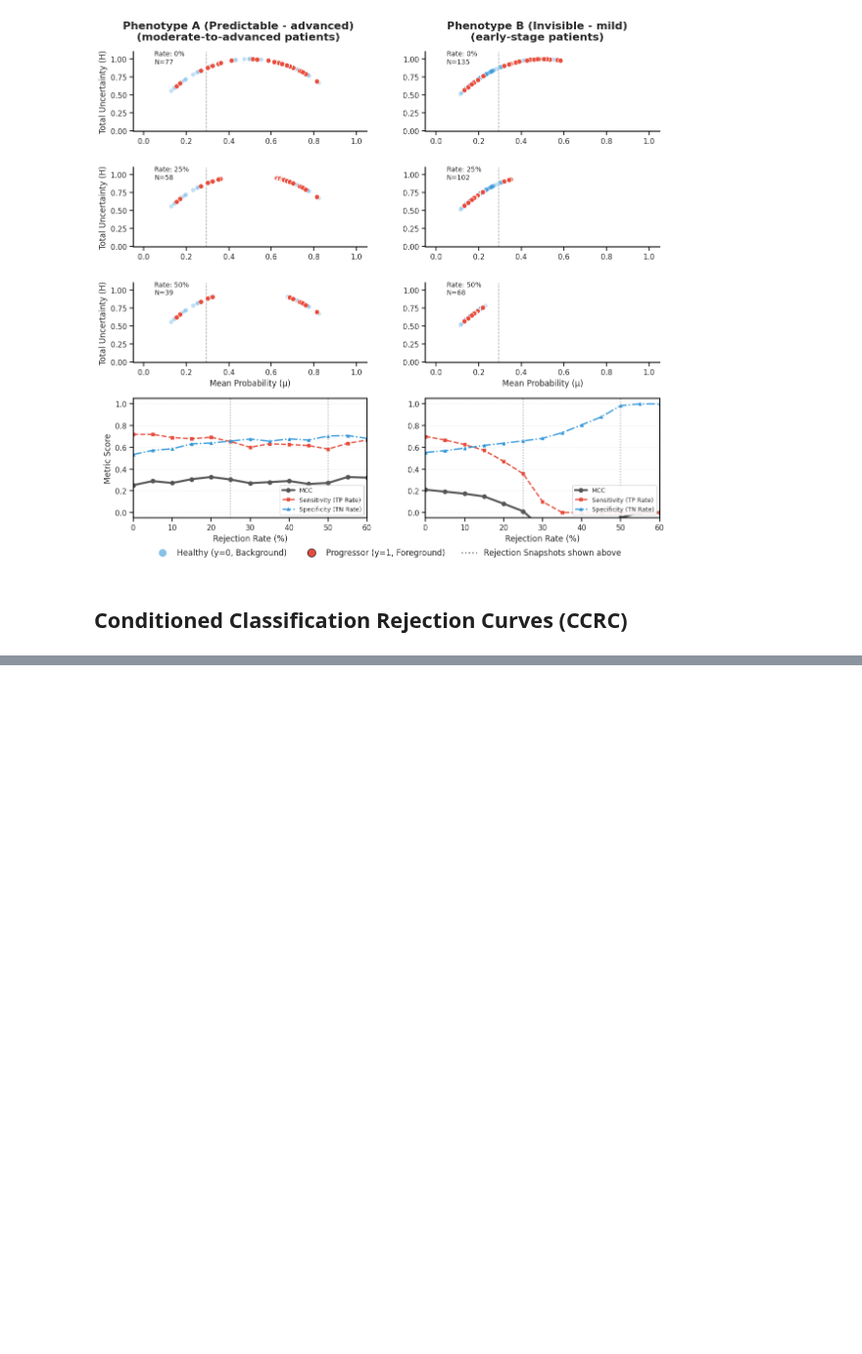
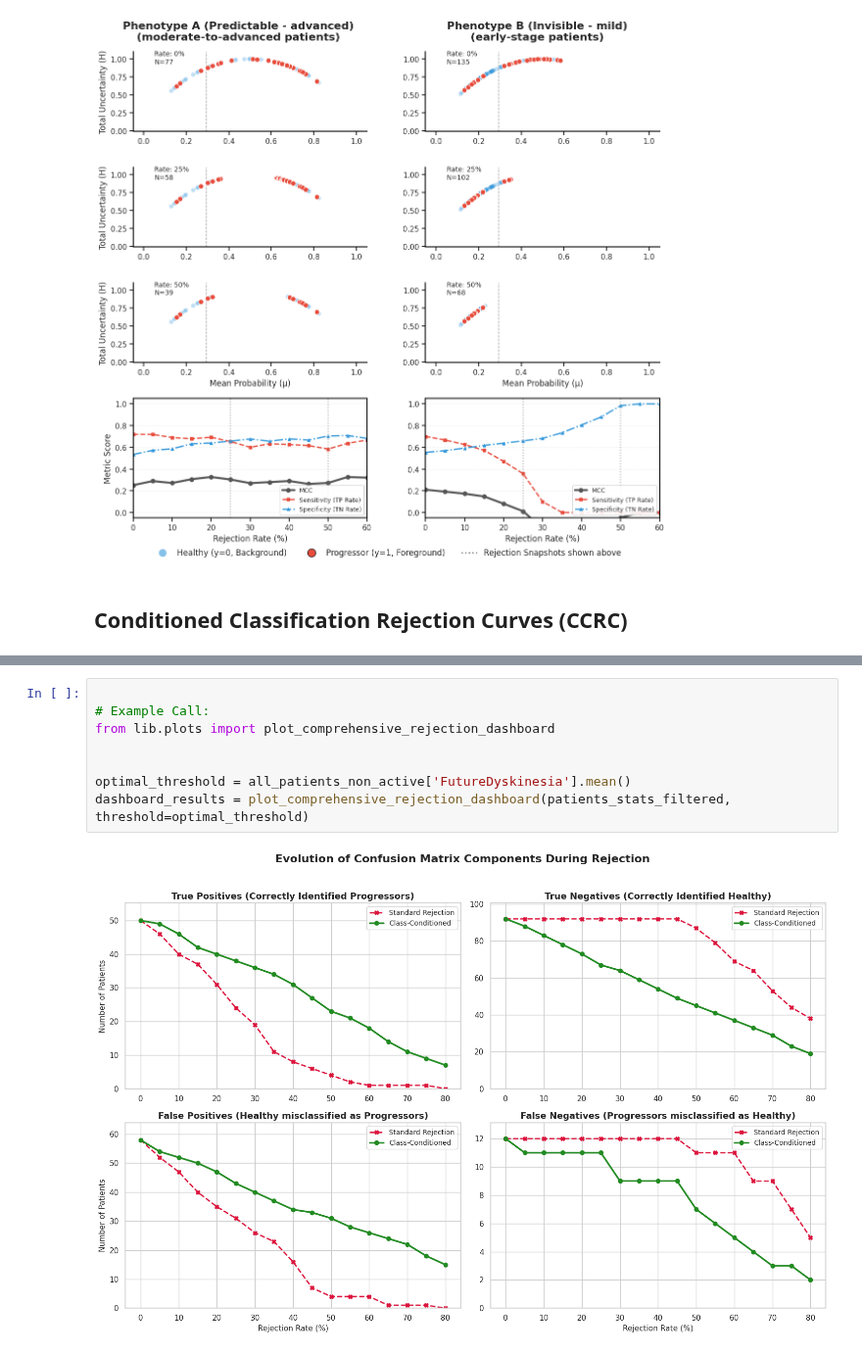
Before and after one commit to endrwalter/uncertainty_ml, a Jupyter notebook: code_uncertainty/main_pd.ipynb, the cells around one changed output, grey strips where cells are left out. Shown at 98% size. Drawn from its saved outputs; the diff is of its cells as text; blank space fills up the shorter version.

```diff
--- a/code_uncertainty/main_pd.ipynb
+++ b/code_uncertainty/main_pd.ipynb
@@ -192,0 +211,10 @@ GLOBAL CLASS-CONDITIONED REJECTION: METRICS EVOLUTION
+# %%
+
+# Example Call:
+from lib.plots import plot_comprehensive_rejection_dashboard
+
+
+optimal_threshold = all_patients_non_active['FutureDyskinesia'].mean()
+dashboard_results = plot_comprehensive_rejection_dashboard(patients_stats_filtered, threshold=optimal_threshold)
+# %% [output]
+[figure, added]
```
Also changed, not shown: parts of 7 cells of this notebook, 3 other files.
